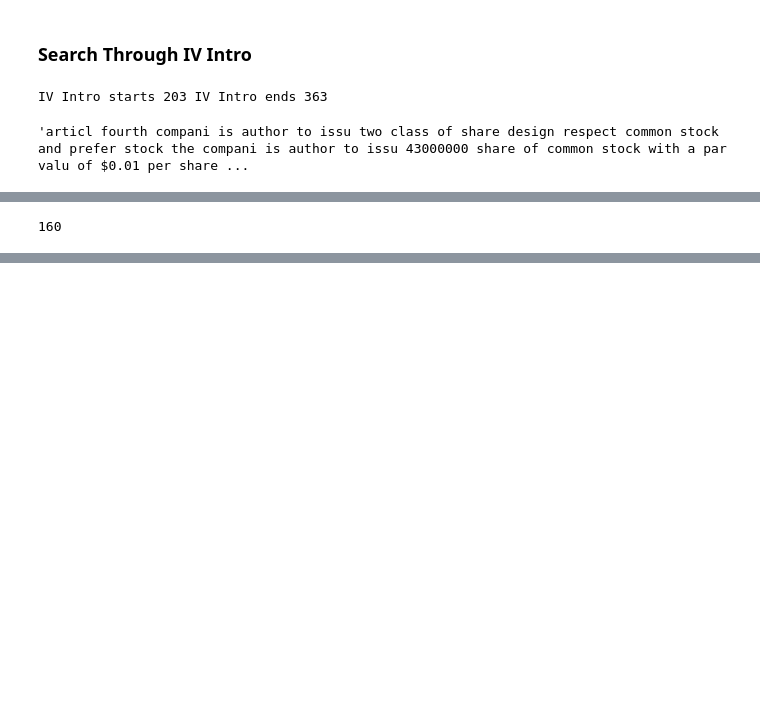
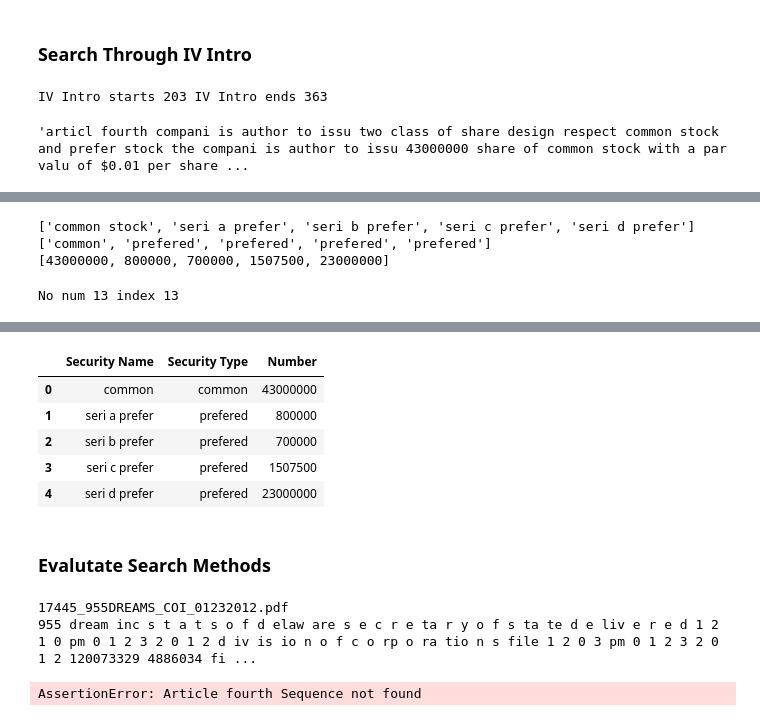
Before and after one commit to DanielLongo/ContractsReader, a Jupyter notebook: search_securities.ipynb, the cells around one changed output, grey strips where cells are left out. Drawn from its saved outputs; the diff is of its cells as text; code cells hidden in the pictures; blank space fills up the shorter version.

```diff
--- a/search_securities.ipynb
+++ b/search_securities.ipynb
@@ -15,3 +19,14 @@ text = list(filter(lambda a: a != '', text))
+# %%
+def is_num(x):
+    try:
+        int(x)
+    except ValueError:
+        return False
+    return True
+# %%
+def revert_secuirty_names(df):
+    df.loc[df["Security Name"] == "common stock", "Security Name"] = "common"
+    return df
 # %%
 def get_closest_string(values, target, less, any=False):
     if (any):
@@ -82,3 +117,9 @@ def get_names(text):
             indicies.pop(types.index('prefer stock'))
             types.remove('prefer stock')
     return indicies, types
+# %%
+def get_num_of_shares(text, names):
+    out = []
+    for name in names:
+        out += [get_closest_num(text, name, less=True)]
+    return out
@@ -85,3 +138,12 @@ def get_names(text):
+# %%
+def generate_stats(IV_intro_text):
+    _, names = get_names(IV_intro_text)
+    types = get_types(names)
+    nums = get_num_of_shares(IV_intro_text, names)
+    d = {"Security Name":names, "Security Type":types, "Number":nums}
+    df = pd.DataFrame(d)
+    df = revert_secuirty_names(df)
+    return df
 # %%
 unsplit_names = get_security_names()
 # %%
@@ -151,4 +202,12 @@ RuntimeWarning: Indicies length greath than one [ipykernel_launcher.py:7]
+# %%
+print(names)
+print(types)
+print(nums)
+# %% [output]
+['common stock', 'seri a prefer', 'seri b prefer', 'seri c prefer', 'seri d prefer']
+['common', 'prefered', 'prefered', 'prefered', 'prefered']
+[43000000, 800000, 700000, 1507500, 23000000]
 # %%
-len(IV_intro_text)
+generate_stats(IV_intro_text)
 # %% [output]
-160
+No num 13 index 13
@@ -154,0 +215,8 @@ len(IV_intro_text)
+|  | Security Name | Security Type | Number |
+| 0 | common | common | 43000000 |
+| 1 | seri a prefer | prefered | 800000 |
+| 2 | seri b prefer | prefered | 700000 |
+| 3 | seri c prefer | prefered | 1507500 |
+| 4 | seri d prefer | prefered | 23000000 |
+# %% [markdown]
+### Evalutate Search Methods
@@ -154,0 +250,6 @@ len(IV_intro_text)
+# %%
+test_methods(filename, n=10)
+# %% [output]
+17445_955DREAMS_COI_01232012.pdf
+955 dream inc s t a t s o f d elaw are s e c r e ta r y o f s ta te d e liv e r e d 1 2 1 0 pm 0 1 2 3 2 0 1 2 d iv is io n o f c o rp o ra tio n s file 1 2 0 3 pm 0 1 2 3 2 0 1 2 120073329 4886034 fi ...
+AssertionError: Article fourth Sequence not found
```
Also changed, not shown: parts of 21 cells of this notebook, 1 other file.
